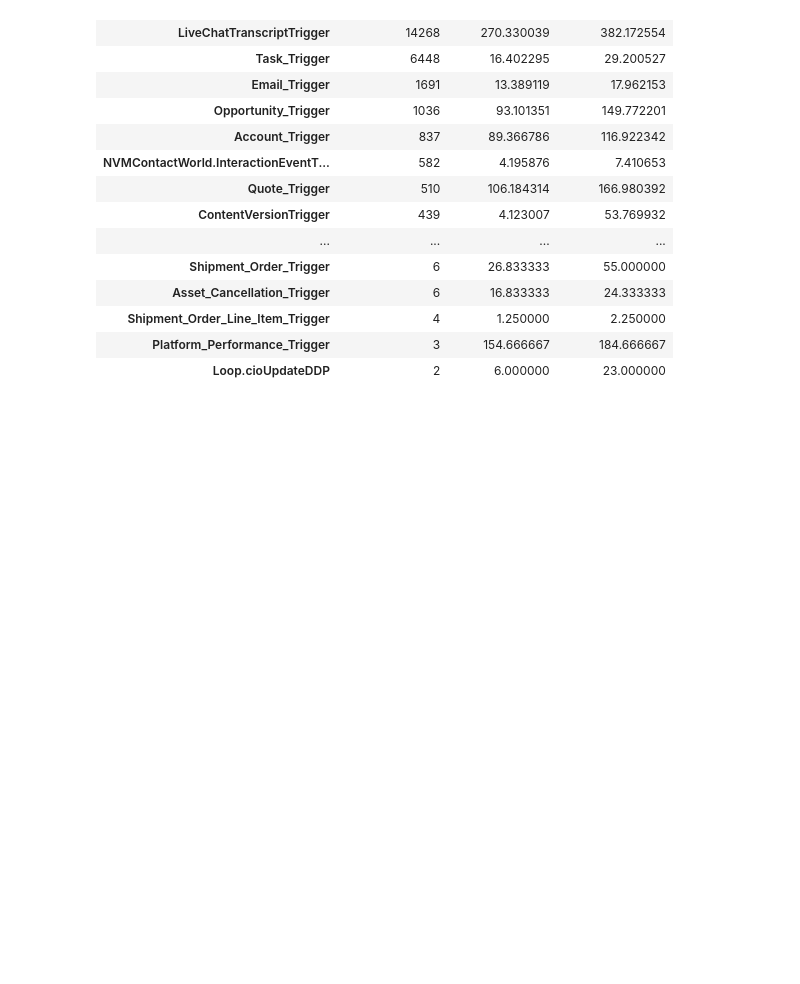
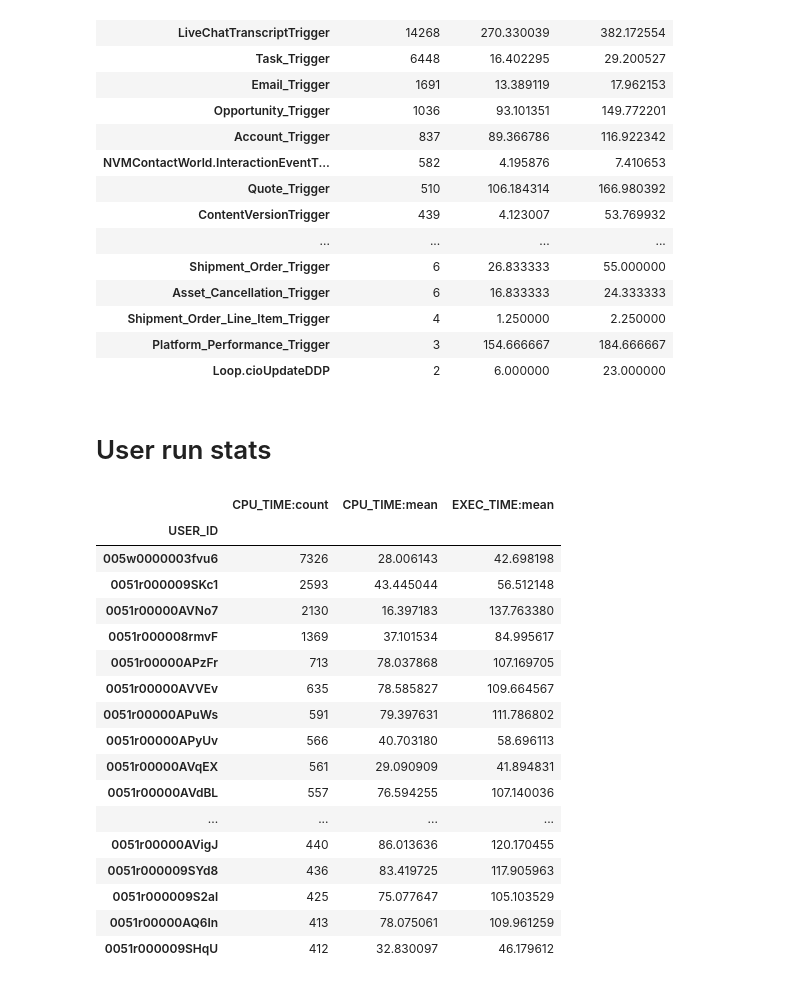
Before and after one commit to PeterTempflidh/monitoring-notbooks, a Jupyter notebook: analytics1_ApexTrigger.ipynb, the cells around one changed output. Saved outputs shown, nothing was run; the diff lists cells and outputs as text; code cells hidden in the pictures; blank space fills up the shorter version.

```diff
--- a/analytics1_ApexTrigger.ipynb
+++ b/analytics1_ApexTrigger.ipynb
@@ -46,3 +48,33 @@ agg.sort_values(by='CPU_TIME:count', ascending=False)
 | Shipment_Order_Line_Item_Trigger | 4 | 1.250000 | 2.250000 |
 | Platform_Performance_Trigger | 3 | 154.666667 | 184.666667 |
 | Loop.cioUpdateDDP | 2 | 6.000000 | 23.000000 |
+# %% [markdown]
+# User run stats
+# %%
+user_agg = df.groupby('USER_ID').agg({
+    'CPU_TIME' : ['count', 'mean'],
+    'EXEC_TIME' : ['mean']
+})
+combi_cols = [col + ':' + fun for (col, fun) in  user_agg.columns]
+user_agg.columns = combi_cols
+# %%
+user_agg.sort_values(by='CPU_TIME:count', ascending = False)[0:30]
+# %% [output]
+|  | CPU_TIME:count | CPU_TIME:mean | EXEC_TIME:mean |
+| USER_ID |  |  |  |
+| 005w0000003fvu6 | 7326 | 28.006143 | 42.698198 |
+| 0051r000009SKc1 | 2593 | 43.445044 | 56.512148 |
+| 0051r00000AVNo7 | 2130 | 16.397183 | 137.763380 |
+| 0051r000008rmvF | 1369 | 37.101534 | 84.995617 |
+| 0051r00000APzFr | 713 | 78.037868 | 107.169705 |
+| 0051r00000AVVEv | 635 | 78.585827 | 109.664567 |
+| 0051r00000APuWs | 591 | 79.397631 | 111.786802 |
+| 0051r00000APyUv | 566 | 40.703180 | 58.696113 |
+| 0051r00000AVqEX | 561 | 29.090909 | 41.894831 |
+| 0051r00000AVdBL | 557 | 76.594255 | 107.140036 |
+| ... | ... | ... | ... |
+| 0051r00000AVigJ | 440 | 86.013636 | 120.170455 |
+| 0051r000009SYd8 | 436 | 83.419725 | 117.905963 |
+| 0051r000009S2al | 425 | 75.077647 | 105.103529 |
+| 0051r00000AQ6In | 413 | 78.075061 | 109.961259 |
+| 0051r000009SHqU | 412 | 32.830097 | 46.179612 |
```
Also changed, not shown: parts of 1 cell of this notebook.
